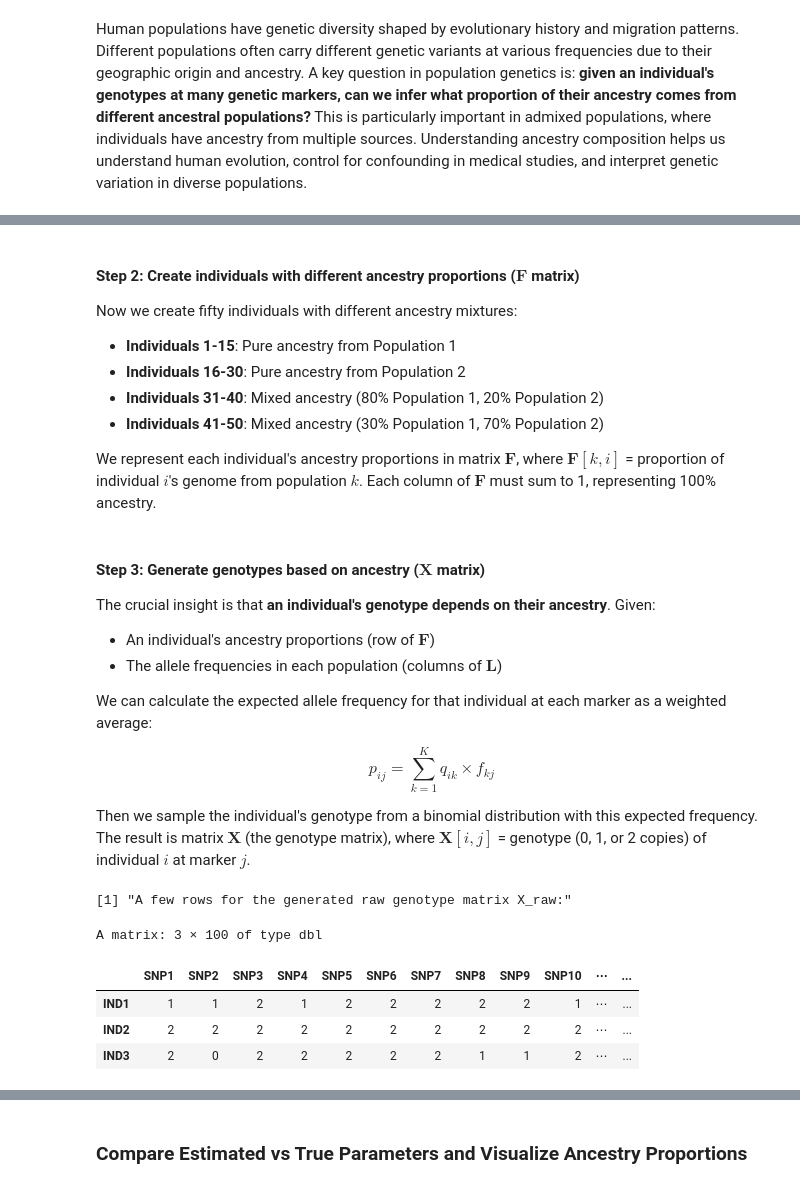
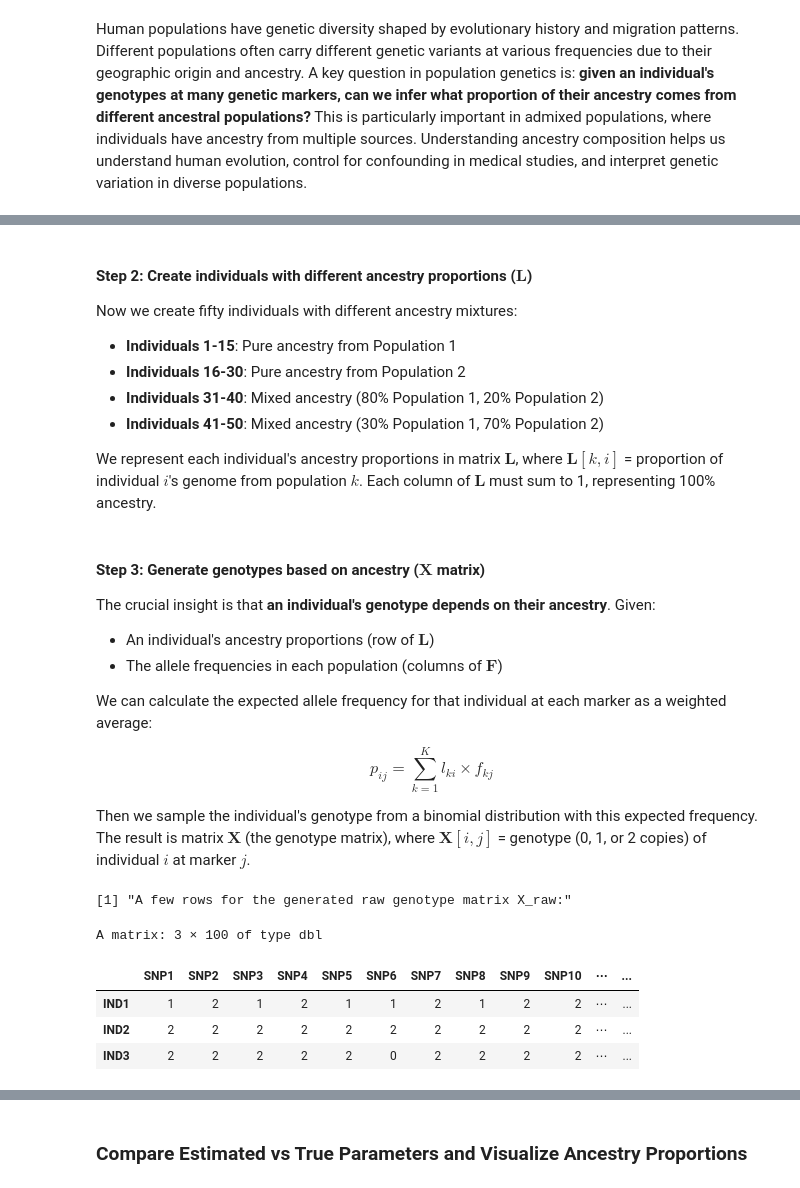
Before and after one commit to RuiDongDR/statgen-prerequisites, a Jupyter notebook: factor_analysis.ipynb, the cells around one changed output, grey strips where cells are left out. Drawn from its saved outputs; the diff is of its cells as text; code cells hidden in the pictures.

```diff
--- a/factor_analysis.ipynb
+++ b/factor_analysis.ipynb
@@ -114,19 +114,19 @@ p <- 100  # Number of markers (SNPs)
 k <- 2   # Number of ancestral populations
 
 # Create L matrix with very distinct population frequencies
-L_true <- matrix(0, nrow = k, ncol = p)
+F_true <- matrix(0, nrow = k, ncol = p)
 # Population 1: generally higher frequencies in the first 50 SNPS, lower frequencies in the last 50
-L_true[1, 1:50] <- runif(50, 0.9, 0.95)
-L_true[1, 51:100] <- runif(50, 0.05, 0.1)
+F_true[1, 1:50] <- runif(50, 0.9, 0.95)
+F_true[1, 51:100] <- runif(50, 0.05, 0.1)
 
 # Population 2: inverse pattern
-L_true[2, 1:50] <- runif(50, 0.05, 0.3)
-L_true[2, 51:100] <- runif(50, 0.8, 0.95)
+F_true[2, 1:50] <- runif(50, 0.05, 0.3)
+F_true[2, 51:100] <- runif(50, 0.8, 0.95)
 
 # Add row and column names
-colnames(L_true) <- paste0("SNP", 1:p)
-rownames(L_true) <- paste0("POP", 1:k)
+colnames(F_true) <- paste0("SNP", 1:p)
+rownames(F_true) <- paste0("POP", 1:k)
 
-print("L matrix (first 10 SNPs):")
-L_true[,1:10]
+print("F matrix (first 10 SNPs):")
+F_true[,1:10]
 # %% [output]
@@ -136,7 +136,7 @@ A matrix: 2 × 10 of type dbl
 | POP1 | 0.93523081 | 0.92400022 | 0.90980088 | 0.94684854 | 0.9434915 | 0.9107016 | 0.9012043 | 0.9427398 | 0.9351358 | 0.9478991 |
 | POP2 | 0.06645544 | 0.07491498 | 0.07030163 | 0.05800303 | 0.1086709 | 0.1401050 | 0.1588124 | 0.2446992 | 0.2440696 | 0.1840646 |
 # %% [markdown]
-#### Step 2: Create individuals with different ancestry proportions ($\mathbf{F}$ matrix)
+#### Step 2: Create individuals with different ancestry proportions ($\mathbf{L}$)
 
 Now we create fifty individuals with different ancestry mixtures:
 - **Individuals 1-15**: Pure ancestry from Population 1
@@ -144,66 +144,68 @@ Now we create fifty individuals with different ancestry mixtures:
 - **Individuals 31-40**: Mixed ancestry (80% Population 1, 20% Population 2)
 - **Individuals 41-50**: Mixed ancestry (30% Population 1, 70% Population 2)
 
-We represent each individual's ancestry proportions in matrix $\mathbf{F}$, where $\mathbf{F}[k, i]$ = proportion of individual $i$'s genome from population $k$. Each column of $\mathbf{F}$ must sum to 1, representing 100% ancestry.
+We represent each individual's ancestry proportions in matrix $\mathbf{L}$, where $\mathbf{L}[k, i]$ = proportion of individual $i$'s genome from population $k$. Each column of $\mathbf{L}$ must sum to 1, representing 100% ancestry.
 # %%
-F_true <- matrix(0, nrow = N, ncol = k)
+transpose_L_true <- matrix(0, nrow = N, ncol = k)
 
 # Individuals 1-15: Pure Pop1
-F_true[1:15, 1] <- 1.0
-F_true[1:15, 2] <- 0.0
+transpose_L_true[1:15, 1] <- 1.0
+transpose_L_true[1:15, 2] <- 0.0
 
 # Individuals 16-30: Pure Pop2
-F_true[16:30, 1] <- 0.0
-F_true[16:30, 2] <- 1.0
+transpose_L_true[16:30, 1] <- 0.0
+transpose_L_true[16:30, 2] <- 1.0
 
 # Individuals 31-40: Pop1-Pop2 admixture (80-20)
-F_true[31:40, 1] <- 0.8
-F_true[31:40, 2] <- 0.2
+transpose_L_true[31:40, 1] <- 0.8
+transpose_L_true[31:40, 2] <- 0.2
 # Individuals 41-50: Pop1-Pop2 admixture (30-70)
-F_true[41:50, 1] <- 0.3
-F_true[41:50, 2] <- 0.7
+transpose_L_true[41:50, 1] <- 0.3
+transpose_L_true[41:50, 2] <- 0.7
 
 # Add row and column names
-rownames(F_true) <- paste0("IND", 1:N)
-colnames(F_true) <- paste0("POP", 1:k)
+rownames(transpose_L_true) <- paste0("IND", 1:N)
+colnames(transpose_L_true) <- paste0("POP", 1:k)
 # %% [markdown]
 #### Step 3: Generate genotypes based on ancestry ($\mathbf{X}$ matrix)
 
 The crucial insight is that **an individual's genotype depends on their ancestry**. Given:
-- An individual's ancestry proportions (row of $\mathbf{F}$)
-- The allele frequencies in each population (columns of $\mathbf{L}$)
+- An individual's ancestry proportions (row of $\mathbf{L}$)
+- The allele frequencies in each population (columns of $\mathbf{F}$)
 
 We can calculate the expected allele frequency for that individual at each marker as a weighted average:
 
-$$p_{ij} = \sum_{k=1}^{K} q_{ik} \times f_{kj}$$
+$$
+p_{ij} = \sum_{k=1}^{K} l_{ki} \times f_{kj}
+$$
 
 Then we sample the individual's genotype from a binomial distribution with this expected frequency. The result is matrix $\mathbf{X}$ (the genotype matrix), where $\mathbf{X}[i, j]$ = genotype (0, 1, or 2 copies) of individual $i$ at marker $j$.
 # %%
 X_raw <- matrix(0, nrow = N, ncol = p)
 
 for (i in 1:N) {
   for (j in 1:p) {
     # Expected frequency = weighted average of population frequencies
-    p_ij <- sum(F_true[i, ] * L_true[ , j])
+    p_ij <- sum(transpose_L_true[i, ] * F_true[ , j])
 
     # Sample genotype (0, 1, or 2 copies)
     X_raw[i,j] <- rbinom(1, size = 2, prob = p_ij)
   }
 }
 
 # Add row and column names
 rownames(X_raw) <- paste0("IND", 1:N)
 colnames(X_raw) <- paste0("SNP", 1:p)
 
 print("A few rows for the generated raw genotype matrix X_raw:")
 head(X_raw,3)
 # %% [output]
 [1] "A few rows for the generated raw genotype matrix X_raw:"
 A matrix: 3 × 100 of type dbl
 |  | SNP1 | SNP2 | SNP3 | SNP4 | SNP5 | SNP6 | SNP7 | SNP8 | SNP9 | SNP10 | ⋯ | ... |
-| IND1 | 1 | 1 | 2 | 1 | 2 | 2 | 2 | 2 | 2 | 1 | ⋯ | ... |
+| IND1 | 1 | 2 | 1 | 2 | 1 | 1 | 2 | 1 | 2 | 2 | ⋯ | ... |
 | IND2 | 2 | 2 | 2 | 2 | 2 | 2 | 2 | 2 | 2 | 2 | ⋯ | ... |
-| IND3 | 2 | 0 | 2 | 2 | 2 | 2 | 2 | 1 | 1 | 2 | ⋯ | ... |
+| IND3 | 2 | 2 | 2 | 2 | 2 | 0 | 2 | 2 | 2 | 2 | ⋯ | ... |
 # %% [markdown]
 ### Solve for $\mathbf{L}$ and $\mathbf{F}$ using ADMIXTURE
 
```
Also changed, not shown: parts of 19 cells of this notebook, 11 other files.
